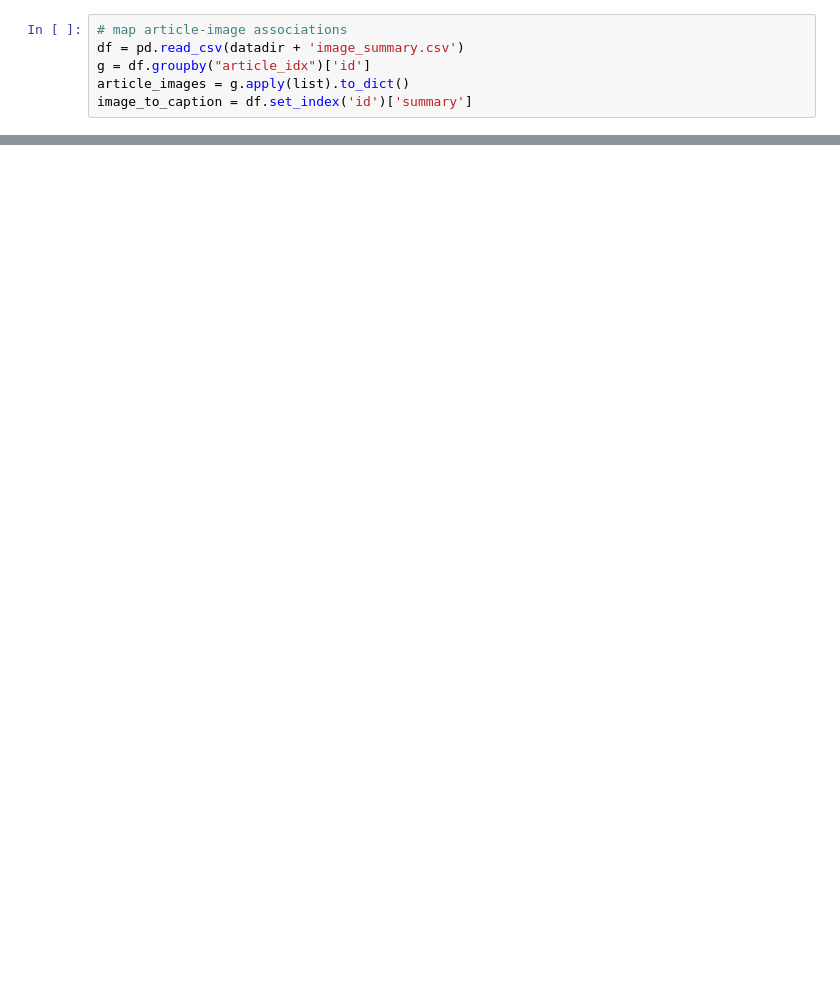
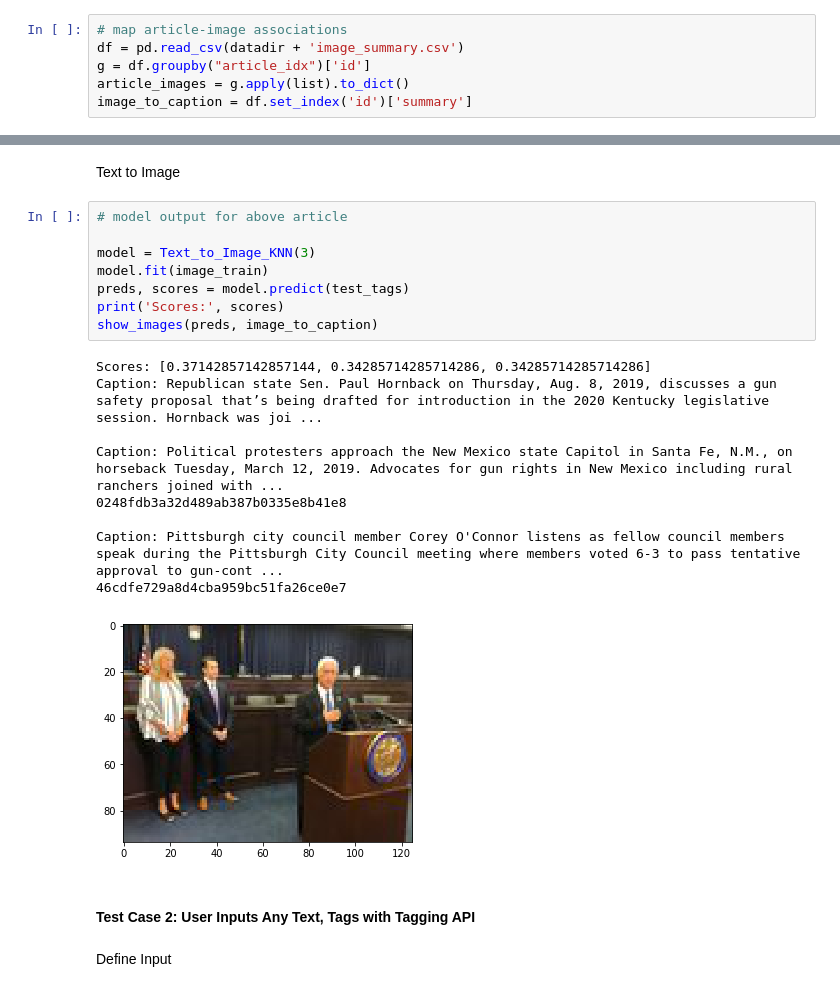
Before and after one commit to phoebewong/AC297r_2019_Associated_Press, a Jupyter notebook: notebooks/knn-model.ipynb, the cells around one changed output, grey strips where cells are left out. Saved outputs shown, nothing was run; the diff lists cells and outputs as text; blank space fills up the shorter version.

```diff
--- a/notebooks/knn-model.ipynb
+++ b/notebooks/knn-model.ipynb
@@ -157,0 +288,24 @@ Caption: Democratic presidential candidate Elizabeth Warren takes the stage for
+# %% [markdown]
+Text to Image
+# %%
+# model output for above article
+
+model = Text_to_Image_KNN(3)
+model.fit(image_train)
+preds, scores = model.predict(test_tags)
+print('Scores:', scores)
+show_images(preds, image_to_caption)
+# %% [output]
+Scores: [0.37142857142857144, 0.34285714285714286, 0.34285714285714286]
+Caption: Republican state Sen. Paul Hornback on Thursday, Aug. 8, 2019, discusses a gun safety proposal that’s being drafted for introduction in the 2020 Kentucky legislative session. Hornback was joi ...
+
+Caption: Political protesters approach the New Mexico state Capitol in Santa Fe, N.M., on horseback Tuesday, March 12, 2019. Advocates for gun rights in New Mexico including rural ranchers joined with ...
+0248fdb3a32d489ab387b0335e8b41e8
+
+Caption: Pittsburgh city council member Corey O'Connor listens as fellow council members speak during the Pittsburgh City Council meeting where members voted 6-3 to pass tentative approval to gun-cont ...
+46cdfe729a8d4cba959bc51fa26ce0e7
+[figure, added]
+# %% [markdown]
+#### Test Case 2: User Inputs Any Text, Tags with Tagging API
+# %% [markdown]
+Define Input
```
Also changed, not shown: parts of 20 cells of this notebook.
